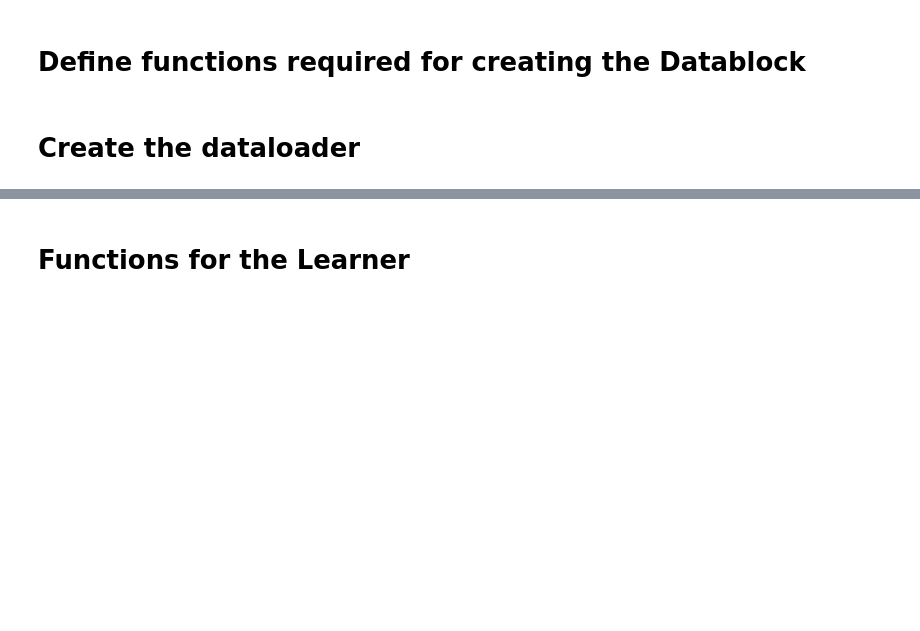
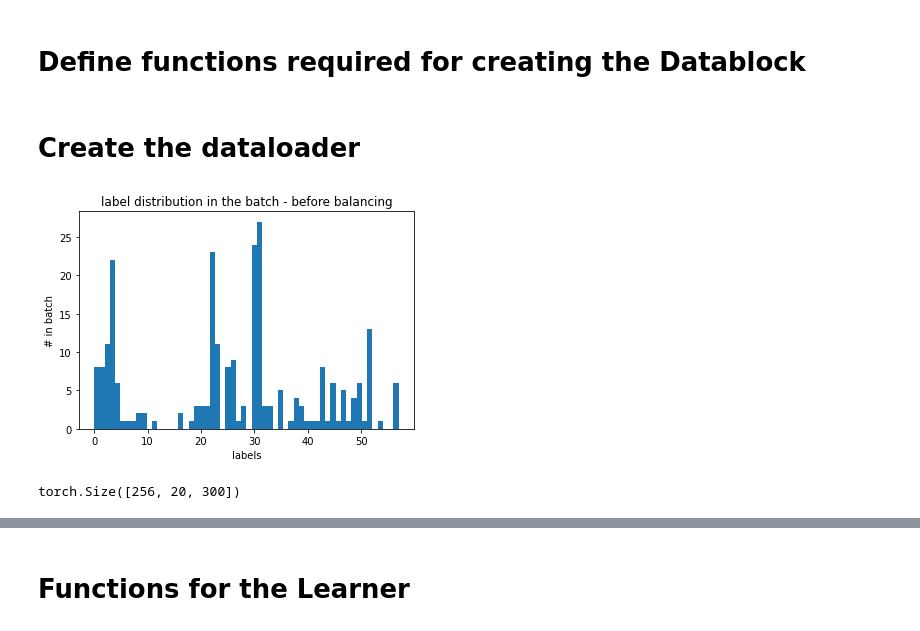
Before and after one commit to lphohmann/BINP37_DL_protein_classification, a Jupyter notebook: 1D_ResNet.ipynb, the cells around one changed output, grey strips where cells are left out. Saved outputs shown, nothing was run; the diff lists cells and outputs as text; code cells hidden in the pictures; blank space fills up the shorter version.

Commit message:
Added additional comments and named histogram axis

```diff
--- a/1D_ResNet.ipynb
+++ b/1D_ResNet.ipynb
@@ -83,8 +83,15 @@ dblock.summary(trainval)
 dls = dblock.dataloaders(trainval, bs=256, shuffle=True, drop_last=True) # shuffle the data to prevent overfitting due to an organized dataset and drop the last incomplete batch
 # %%
 # visualize batch label distribution, compare with hist after batch balance correction
-#x,y = dls.one_batch()
-#plt.hist(y,bins=dls.c) # if run with gpu there is a type error so to vosulaize this, the sessions has to be restartet with session type None
+# note: this cell should only be run with runtime type = None, with = GPU is doesnt work. It is just a check, so it doesnt have to be run.
+x,y = dls.one_batch()
+plt.hist(y,bins=dls.c) # if run with gpu there is a type error so to visualize this, the sessions has to be restartet with session type None
+plt.title('label distribution in the batch - before balancing')
+plt.xlabel('labels')
+plt.ylabel('# in batch')
+plt.show()
+# %% [output]
+[figure, added]
 # %%
 # access the dataset from datablock
 dsets = dblock.datasets(trainval)
@@ -109,11 +116,14 @@ dls.train = weighted_dls.train # replace the train dl with a weighted dl
 # in the end the train dls is balanced and the valid dls is unbalanced -> later a suitable metric has to be chosen
 # %%
 # exploring if the dls was corretly constructed
+
 # check one batch to make sure the dls is constructed right (balanced)
 x,y = dls.one_batch()
 #y # these should be the targets
 #x # and these the encoded sequences
 # check the shape
-#x.shape #torch.Size([256, 20, 300])
+x.shape #torch.Size([256, 20, 300])
+# %% [output]
+torch.Size([256, 20, 300])
 # %%
 # check the label distribution in the batch to see if balancing was successful, compare with the previous histogram
```
Also changed, not shown: parts of 9 cells of this notebook.
